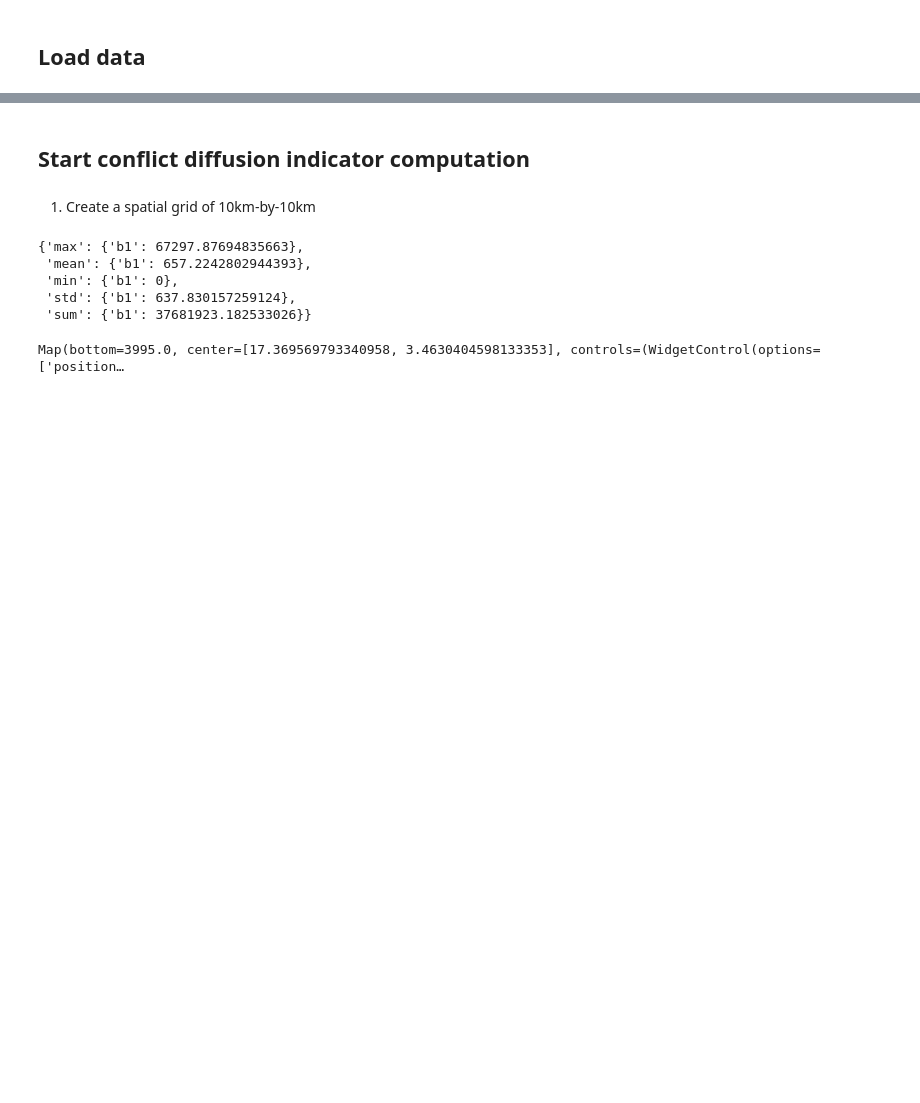
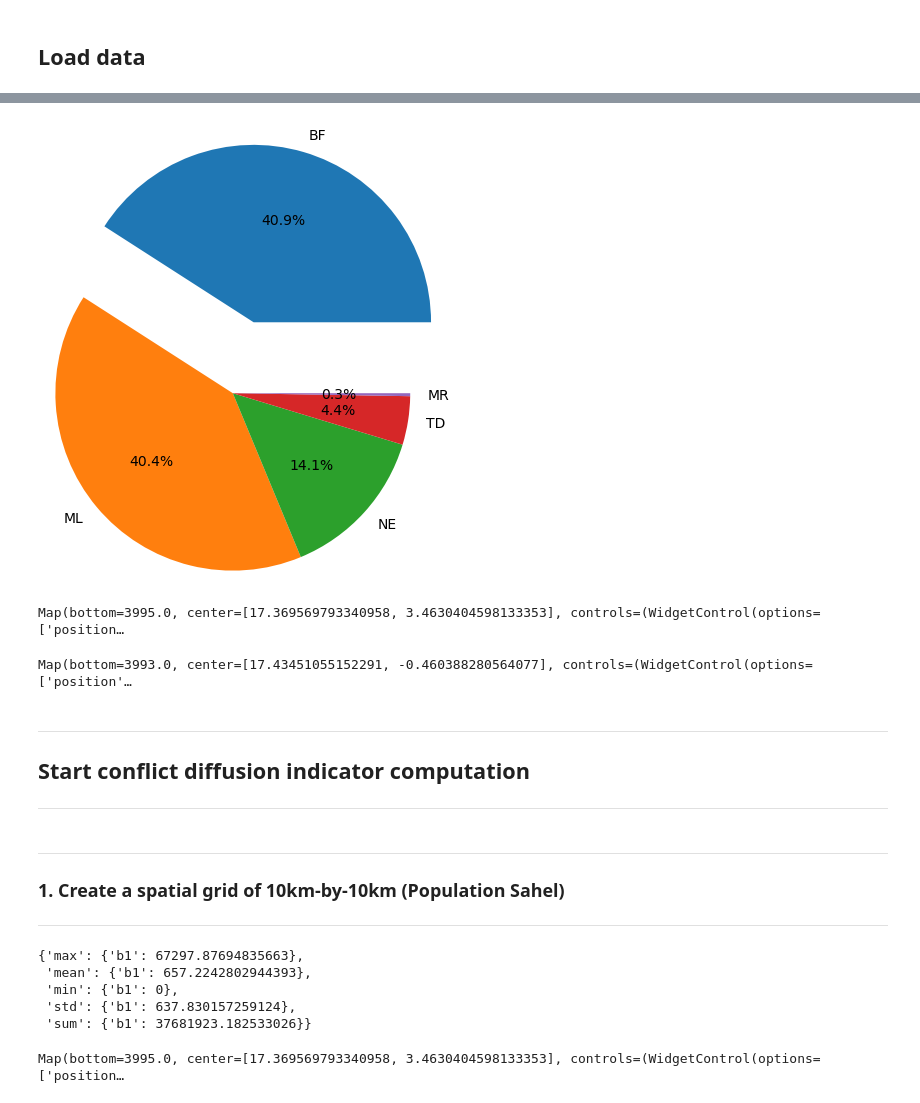
Before and after one commit to Abson-dev/Political-Violence-in-the-G5-Sahel-Countries, a Jupyter notebook: Conflict diffusion indicator/scripts/Conflict diffusion indicator Sahel many years.ipynb, the cells around one changed output, grey strips where cells are left out. Drawn from its saved outputs; the diff is of its cells as text; code cells hidden in the pictures; blank space fills up the shorter version.

```diff
--- a/Conflict diffusion indicator/scripts/Conflict diffusion indicator Sahel many years.ipynb
+++ b/Conflict diffusion indicator/scripts/Conflict diffusion indicator Sahel many years.ipynb
@@ -151,5 +309,34 @@ Map(bottom=2137.0, center=[18.22935133838668, 25.004882812500004], controls=(Wid
+# %%
+
+plt.pie(df_events_diffusion.admin0Pcod.value_counts(), autopct = '%.1f%%', radius = 1.2, labels = ['BF', 'ML','NE','TD', 'MR'],
+        explode = [0.5,0,0,0,0])
+
+# display the plot
+plt.show()
+# %% [output]
+[figure, added]
+# %%
+# Use style() to visualize the points
+eventsStyled = {
+    'color': 'red',
+    'pointSize': 1,
+    'pointShape': 'triangle',
+    'width': 1,
+}
+
+Map.addLayer(events_diffusion.style(**eventsStyled), {}, "conflict events from 2018 to 2023")
+Map
+# %% [output]
+Map(bottom=3995.0, center=[17.369569793340958, 3.4630404598133353], controls=(WidgetControl(options=['position…
+# %%
+Map.addLayer(geometry, {}, "Geometry")
+Map
+# %% [output]
+Map(bottom=3993.0, center=[17.43451055152291, -0.460388280564077], controls=(WidgetControl(options=['position'…
 # %% [markdown]
-## Start conflict diffusion indicator computation
+-----------------
+## **Start conflict diffusion indicator computation**
+-----------------
 # %%
 
 # year of event
@@ -161,7 +348,10 @@ pop_seuil = 50
 #
 nb_events = 3
 # %% [markdown]
-1. Create a spatial grid of 10km-by-10km
+
+-----------------
+### **1. Create a spatial grid of 10km-by-10km (Population Sahel)**
+-----------------
 # %%
 # ****** Aggregation to 10km ****** #
 country_pop = pop_sahel
```
Also changed, not shown: parts of 52 cells of this notebook.
